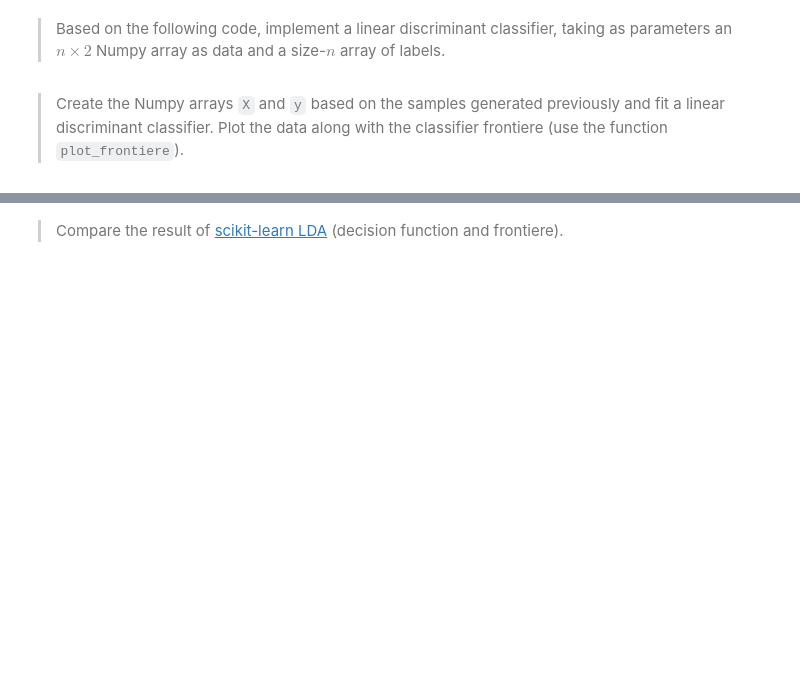
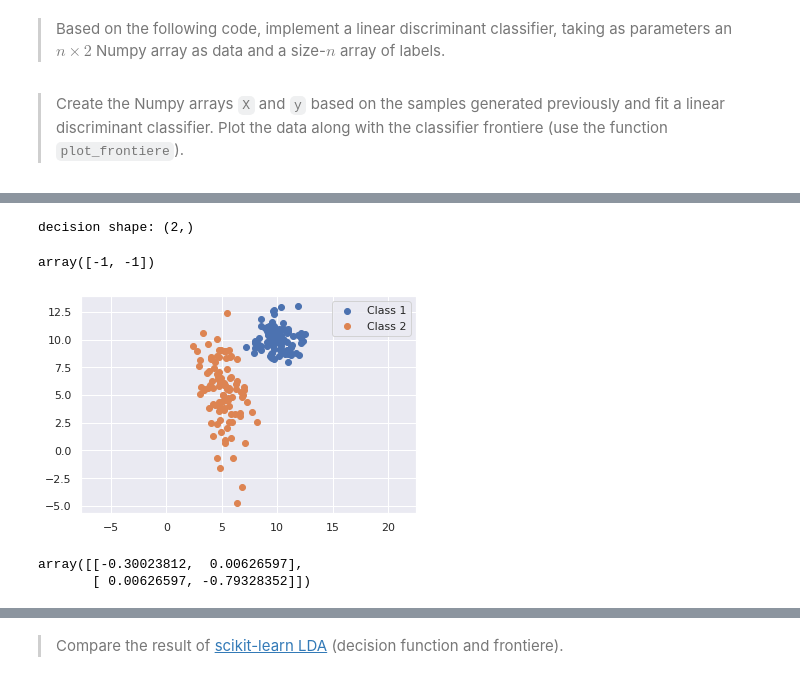
Before and after one commit to YunfeiZHAO/m2a_sorbonne, a Jupyter notebook: TP/IAS/TP01/1-LDA_logistic_boosting_student.ipynb, the cells around one changed output, grey strips where cells are left out. Saved outputs shown, nothing was run; the diff lists cells and outputs as text; code cells hidden in the pictures; blank space fills up the shorter version.

```diff
--- a/TP/IAS/TP01/1-LDA_logistic_boosting_student.ipynb
+++ b/TP/IAS/TP01/1-LDA_logistic_boosting_student.ipynb
@@ -137,0 +260,13 @@ LDA parameters:
+# %%
+X1 = gaussian_sample(mu=[5, 5], sigma1=10, sigma2=1, theta=30, n=100)
+X2 = gaussian_sample(mu=[10, 10], n=100)
+plotXY(X1, X2, legend=True)
+X = np.concatenate((X1, X2))
+y = np.concatenate((np.ones((X1.shape[0], 1)), -np.ones((X2.shape[0], 1)))).squeeze()
+qda = myQDA(prior=True)
+qda.fit(X, y)
+qda.predict(np.array([[1,2],[2,1]]))
+# %% [output]
+decision shape: (2,)
+array([-1, -1])
+[figure, added]
@@ -137,0 +290,5 @@ LDA parameters:
+# %%
+(inv_cov1 - inv_cov2)
+# %% [output]
+array([[-0.30023812,  0.00626597],
+       [ 0.00626597, -0.79328352]])
```
Also changed, not shown: parts of 13 cells of this notebook, 2 other files.
